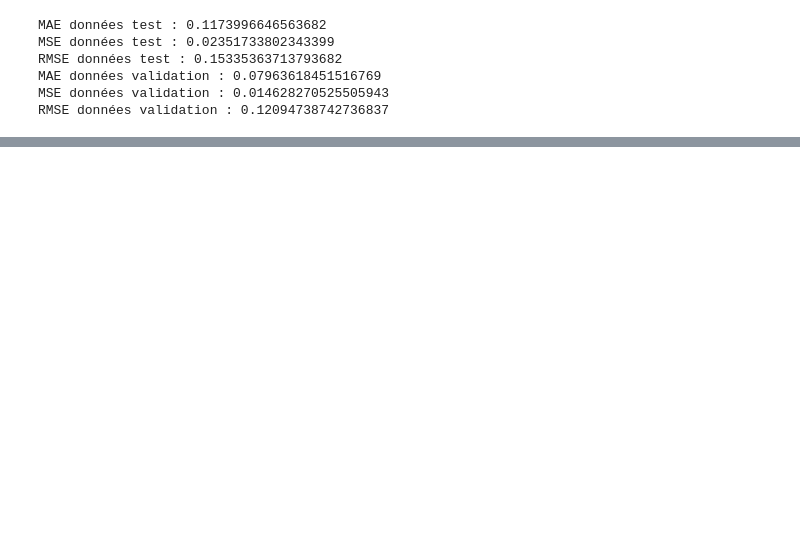
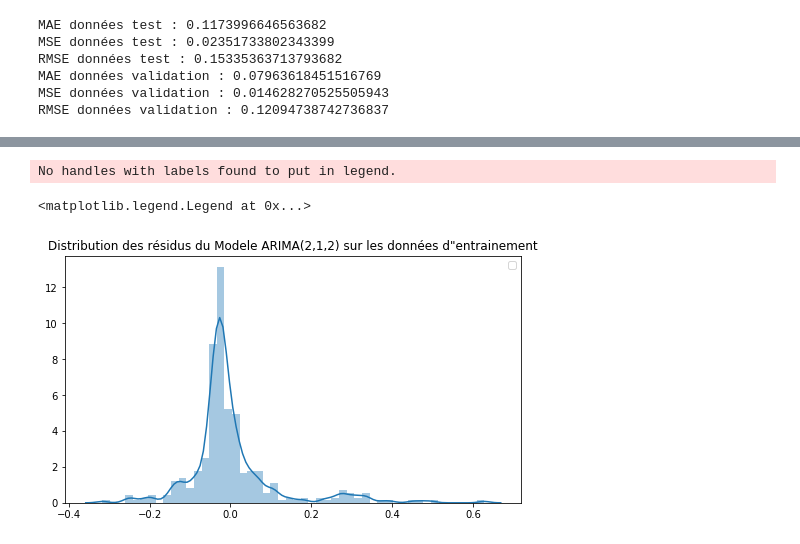
Before and after one commit to bachet1/ProjetUA332U, a Jupyter notebook: explorationDonneesModelisationArima-checkpoint.ipynb, the cells around one changed output, grey strips where cells are left out. Drawn from its saved outputs; the diff is of its cells as text; code cells hidden in the pictures; blank space fills up the shorter version.

```diff
--- a/explorationDonneesModelisationArima-checkpoint.ipynb
+++ b/explorationDonneesModelisationArima-checkpoint.ipynb
@@ -276,0 +293,14 @@ plt.show()
+# %%
+# Partie : 5 Etude des Résidus du modèle ARIMA(2,1,2) &  calcul des anomalies les erreures de prediction
+
+# 6.1 - calcul des anomalies par les erreures de prediction
+
+plt.figure(figsize=(18,10))
+plt.subplot(2,2,1)
+sns.distplot(model.resid,bins=50,kde=True)
+plt.title('Distribution des résidus du Modele ARIMA(2,1,2) sur les données d"entrainement')
+plt.legend()
+# %% [output]
+No handles with labels found to put in legend.
+<matplotlib.legend.Legend at 0x...>
+[figure, added]
```
Also changed, not shown: parts of 6 cells of this notebook.
